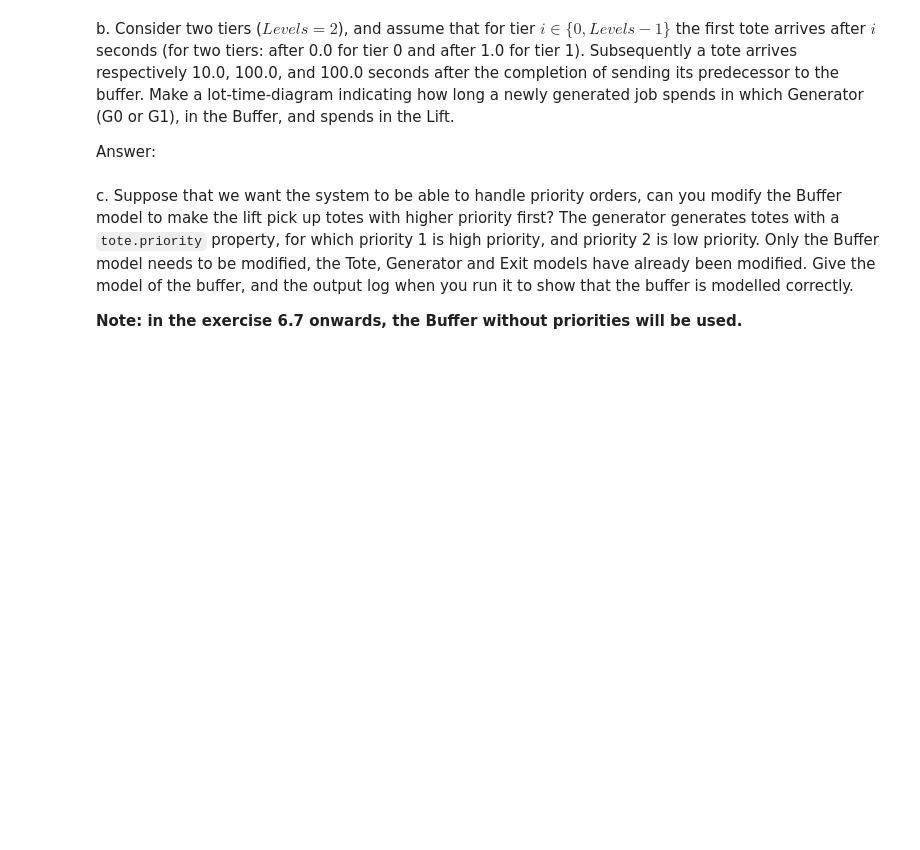
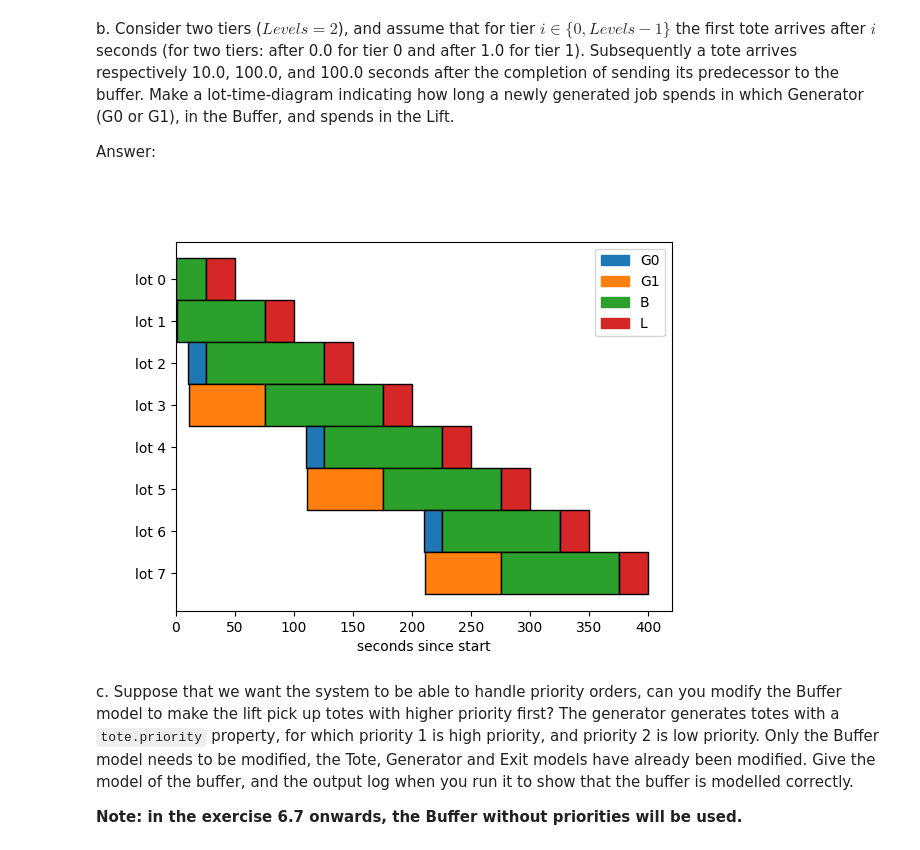
Before and after one commit to tychobrouwer/4DC10-AVS-RS-system, a Jupyter notebook: Assignment.ipynb, the cells around one changed output. Drawn from its saved outputs; the diff is of its cells as text; code cells hidden in the pictures; blank space fills up the shorter version.

```diff
--- a/Assignment.ipynb
+++ b/Assignment.ipynb
@@ -826,26 +828,28 @@ Answer:
 # %%
 # =================================
 # Draw the lot-time-diagram
 # =================================
 
 # Set the locations
 locations = ('G0', 'G1', 'B', 'L')
 
 # For each lot, give the entry and exit times at generators G0 and G1, the buffer B, and lift L.
 lot0 = { 'G0':[   0,   0 ], 'B':[   0,  25 ], 'L':[  25,  50 ] };
 lot1 = { 'G1':[   1,   1 ], 'B':[   1,  75 ], 'L':[  75, 100 ] };
-lot2 = { 'G0':[  25,  25 ], 'B':[  25, 125 ], 'L':[ 125, 150 ] };
-lot3 = { 'G1':[  75,  75 ], 'B':[  75, 175 ], 'L':[ 175, 200 ] };
-lot4 = { 'G0':[ 125, 125 ], 'B':[ 125, 225 ], 'L':[ 225, 250 ] };
-lot5 = { 'G1':[ 175, 175 ], 'B':[ 175, 275 ], 'L':[ 275, 300 ] };
-lot6 = { 'G0':[ 225, 225 ], 'B':[ 225, 325 ], 'L':[ 325, 350 ] };
-lot7 = { 'G1':[ 275, 275 ], 'B':[ 275, 375 ], 'L':[ 375, 400 ] };
+lot2 = { 'G0':[  10,  25 ], 'B':[  25, 125 ], 'L':[ 125, 150 ] };
+lot3 = { 'G1':[  11,  75 ], 'B':[  75, 175 ], 'L':[ 175, 200 ] };
+lot4 = { 'G0':[ 110, 125 ], 'B':[ 125, 225 ], 'L':[ 225, 250 ] };
+lot5 = { 'G1':[ 111, 175 ], 'B':[ 175, 275 ], 'L':[ 275, 300 ] };
+lot6 = { 'G0':[ 210, 225 ], 'B':[ 225, 325 ], 'L':[ 325, 350 ] };
+lot7 = { 'G1':[ 211, 275 ], 'B':[ 275, 375 ], 'L':[ 375, 400 ] };
 
 # Add all lots together
 lots = [lot0, lot1, lot2, lot3, lot4, lot5, lot6, lot7];
 
 # Draw the lot-time diagram
 draw_lot_time_diagram(locations, lots)
+# %% [output]
+[figure, added]
 # %% [markdown]
 c. Suppose that we want the system to be able to handle priority orders, can you modify the Buffer model to make the lift pick up totes with higher priority first? The generator generates totes with a `tote.priority` property, for which priority 1 is high priority, and priority 2 is low priority. Only the Buffer model needs to be modified, the Tote, Generator and Exit models have already been modified. Give the model of the buffer, and the output log when you run it to show that the buffer is modelled correctly.
 
```
Also changed, not shown: parts of 5 cells of this notebook.
